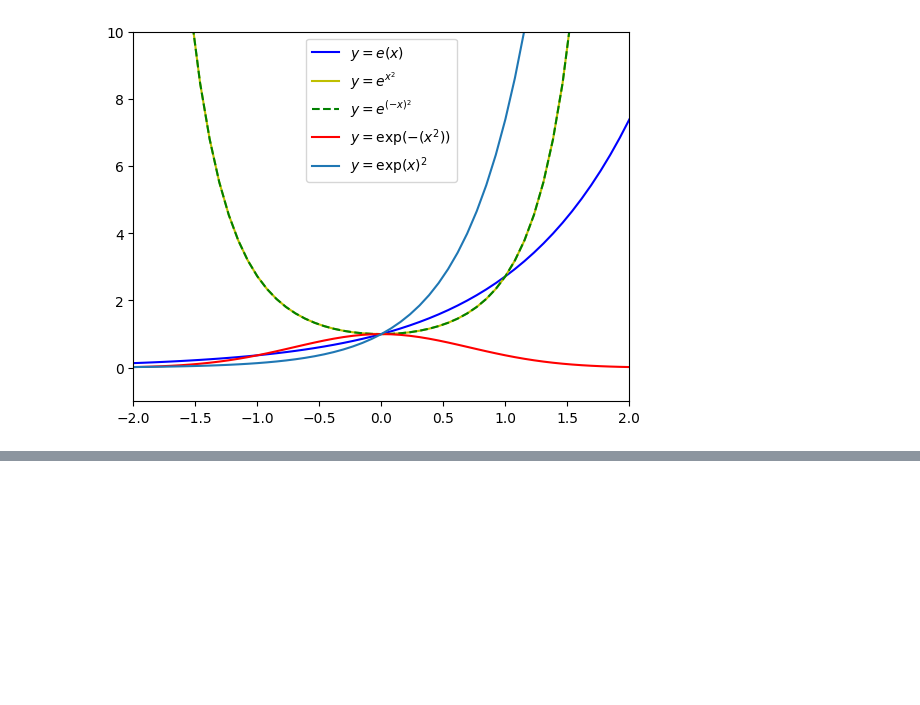
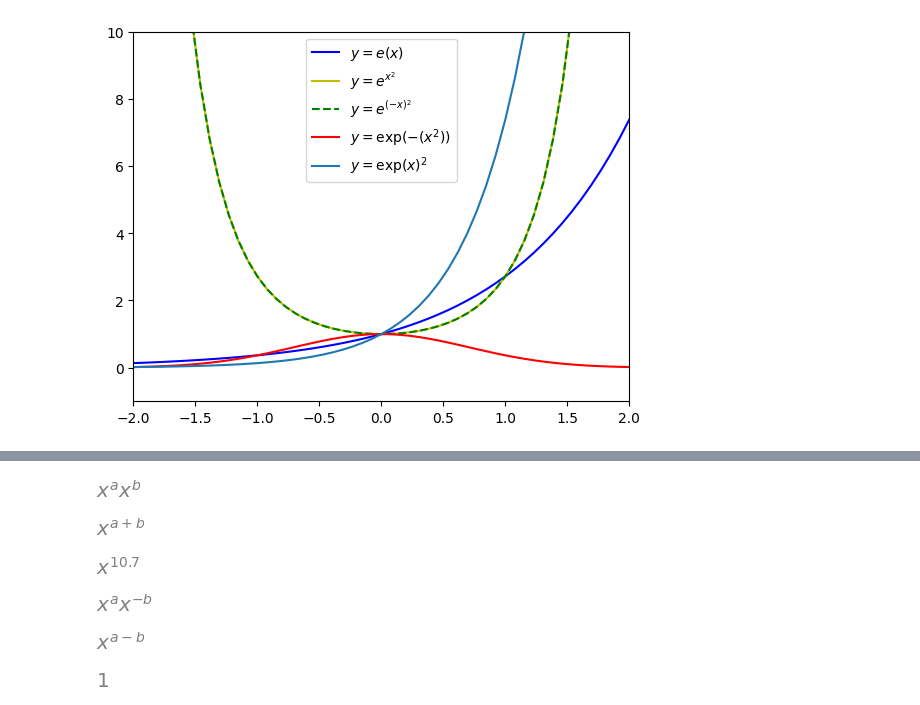
Before and after one commit to dennismwagiru/machine-learning, a Jupyter notebook: calculus/functions/exponential-and-log-functions.ipynb, the cells around one changed output, grey strips where cells are left out. Cells and saved outputs as stored; diff of their text form; code cells hidden in the pictures; blank space fills up the shorter version.

```diff
--- a/calculus/functions/exponential-and-log-functions.ipynb
+++ b/calculus/functions/exponential-and-log-functions.ipynb
@@ -47,0 +77,30 @@ plt.show()
+# %%
+a,x,b = sym.symbols('a, x, b')
+
+# the terms individually
+xa = x**a
+xb = x**b
+
+xab = xa*xb
+display(xab)
+display( sym.simplify(xab) )
+
+n1 = 3.4
+n2 = 7.3
+
+# xa.subs(a, n1) * xb.subs(b, n2)
+x**(n1 + n2)
+# %% [output]
+[figure, added]
+[figure, added]
+[figure, added]
+# %%
+expr = (x**a) / (x**b)
+display(expr)
+display(sym.simplify(expr))
+
+expr.subs({a: 4, b: 4})
+# %% [output]
+[figure, added]
+[figure, added]
+[figure, added]
```
Also changed, not shown: parts of 8 cells of this notebook, 1 other file.
